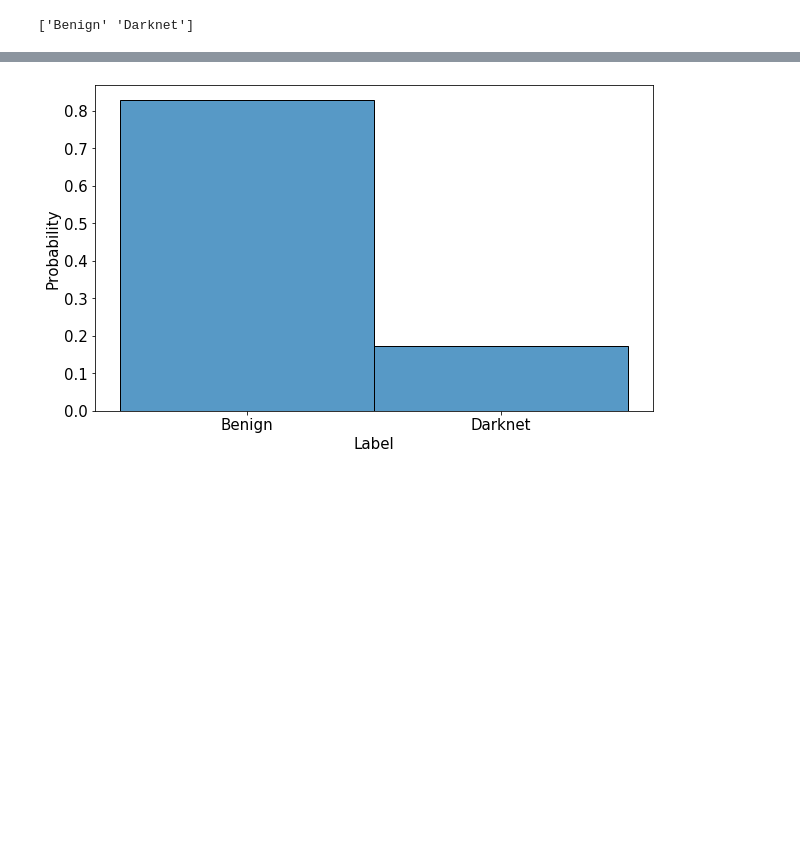
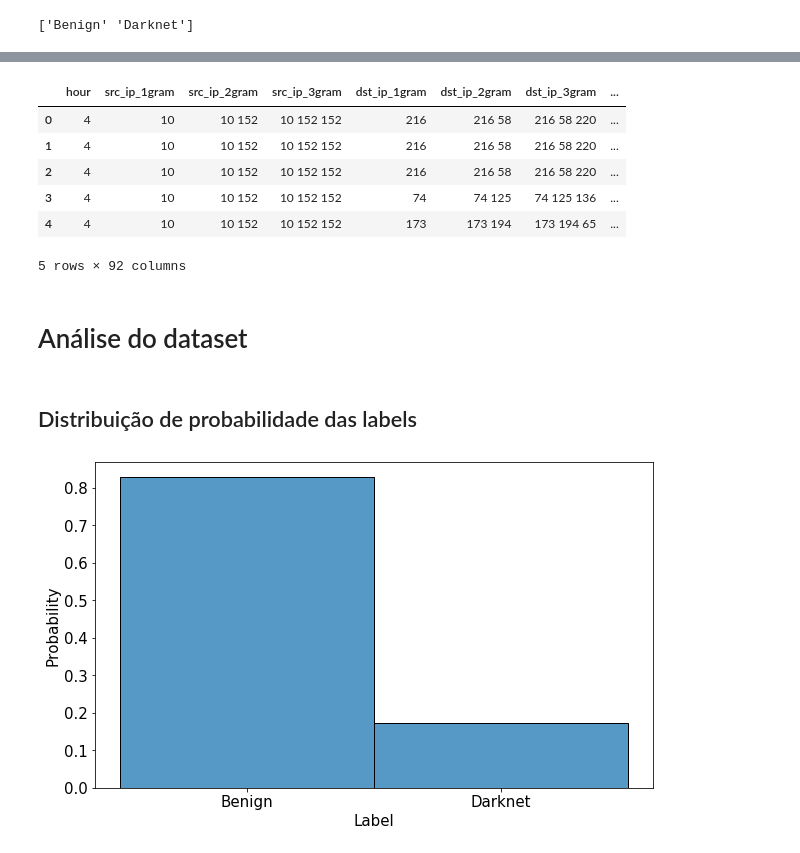
Before and after one commit to mateus558/Darknet-traffic-classification, a Jupyter notebook: Darknet.ipynb, the cells around one changed output, grey strips where cells are left out. Drawn from its saved outputs; the diff is of its cells as text; code cells hidden in the pictures; blank space fills up the shorter version.

Commit message:
Dataset pré processado.

```diff
--- a/Darknet.ipynb
+++ b/Darknet.ipynb
@@ -77,8 +148,0 @@ def dump_ips(ip_dict, folder):
-# %%
-ip_dict = {}
-for src_ip, dst_ip in zip(marim["Src IP"], marim["Dst IP"]):
-    print(f"Getting details of {src_ip}")
-    repeated = get_ip_detail(src_ip, ip_dict)
-    print(f"Getting details of {dst_ip}")
-    repeated = get_ip_detail(dst_ip, ip_dict)
-dump_ips(ip_dict, "")
@@ -118,0 +149,2 @@ dump_ips(ips_details, "")
+# %%
+ip_dict = load_ips("ips_dict.json")
@@ -118,0 +156,28 @@ dump_ips(ips_details, "")
+# %%
+ips_tuple = zip(samples["Src IP"], samples["Dst IP"])
+dst_ip_country = []
+src_ip_country = []
+src_bogon = []
+dst_bogon = []
+
+for src_ip, dst_ip in tqdm(ips_tuple, total=len(samples["Src IP"])):
+    if 'country' in ip_dict[dst_ip].keys():
+        dst_ip_country.append(ip_dict[dst_ip]['country'])
+    else:
+        dst_ip_country.append("")
+    if 'country' in ip_dict[src_ip].keys():
+        src_ip_country.append(ip_dict[src_ip]['country'])
+    else:
+        src_ip_country.append("")
+    if 'bogon' in ip_dict[dst_ip].keys():
+        dst_bogon.append(ip_dict[dst_ip]['bogon'])
+    else:
+        dst_bogon.append(False)
+    if 'bogon' in ip_dict[src_ip].keys():
+        src_bogon.append(ip_dict[src_ip]['bogon'])
+    else:
+        src_bogon.append(False)
+samples['src_ip_country'] = src_ip_country
+samples['dst_ip_country'] = dst_ip_country
+samples['src_bogon'] = src_bogon
+samples['dst_bogon'] = dst_bogon
@@ -119,3 +254,21 @@ dump_ips(ips_details, "")
+# %%
+cols = np.concatenate((samples.columns[81:], samples.columns[:81]))
+samples = samples[cols]
+# %%
+samples.to_csv(dataset_folder+"darknet_processado.csv")
+samples.head()
+# %% [output]
+|  | hour | src_ip_1gram | src_ip_2gram | src_ip_3gram | dst_ip_1gram | dst_ip_2gram | dst_ip_3gram | ... |
+| 0 | 4 | 10 | 10 152 | 10 152 152 | 216 | 216 58 | 216 58 220 | ... |
+| 1 | 4 | 10 | 10 152 | 10 152 152 | 216 | 216 58 | 216 58 220 | ... |
+| 2 | 4 | 10 | 10 152 | 10 152 152 | 216 | 216 58 | 216 58 220 | ... |
+| 3 | 4 | 10 | 10 152 | 10 152 152 | 74 | 74 125 | 74 125 136 | ... |
+| 4 | 4 | 10 | 10 152 | 10 152 152 | 173 | 173 194 | 173 194 65 | ... |
+5 rows × 92 columns
+# %% [markdown]
+# Análise do dataset
+# %% [markdown]
+## Distribuição de probabilidade das labels
 # %%
 plt.figure(figsize=(10, 6))
 sns.histplot(data=samples, x="Label", stat="probability")
```
Also changed, not shown: parts of 29 cells of this notebook, 7 other files.
